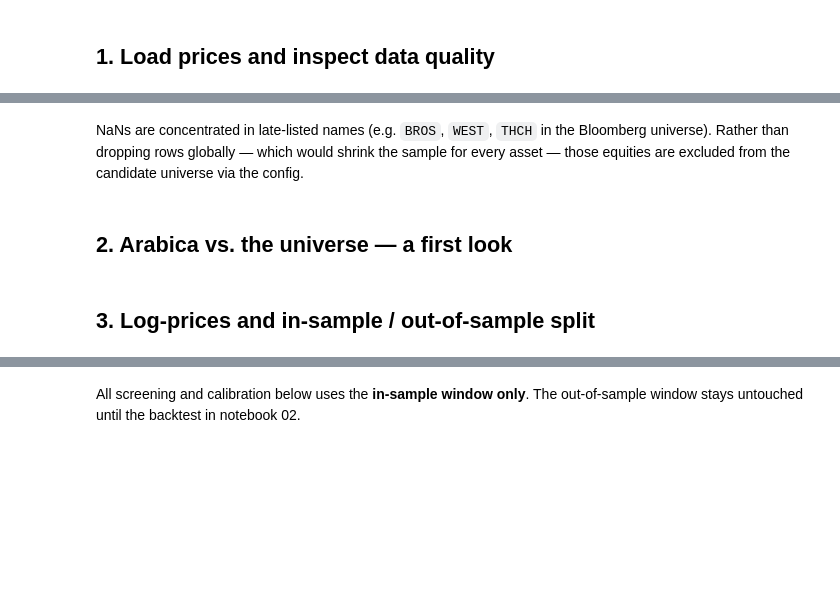
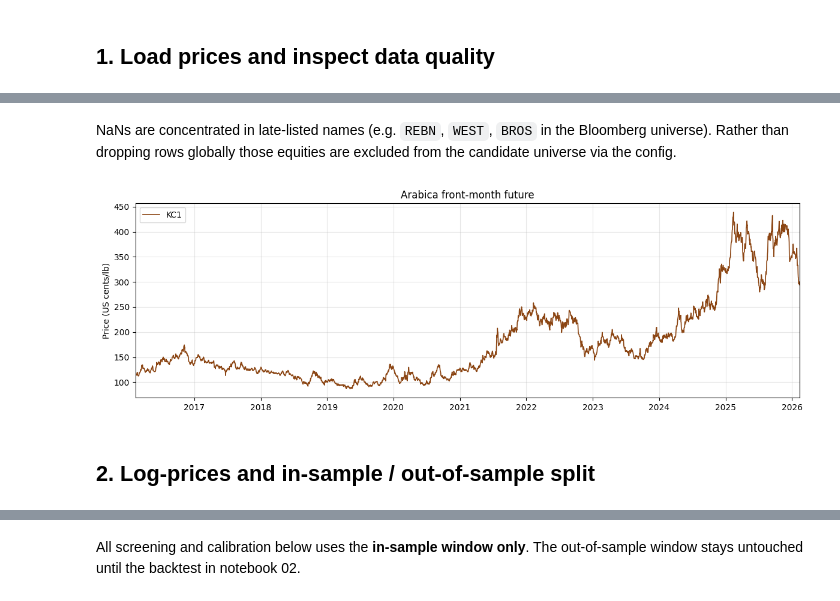
Before and after one commit to Edoardovona/multivariate-pairs-trading-coffee, a Jupyter notebook: notebooks/01_statistical_screening.ipynb, the cells around one changed output, grey strips where cells are left out. Drawn from its saved outputs; the diff is of its cells as text; code cells hidden in the pictures; blank space fills up the shorter version.

```diff
--- a/notebooks/01_statistical_screening.ipynb
+++ b/notebooks/01_statistical_screening.ipynb
@@ -28,7 +28,7 @@ import yaml
 
 from src import backtest, data, hedging, metrics, signals, stat_tests
 
-cfg = yaml.safe_load(open("../configs/default.yaml", encoding="utf-8"))
+cfg = yaml.safe_load(open("../configs/bloomberg.yaml", encoding="utf-8")) # select default.yaml if Bloomberg data is not available
 ANCHOR = cfg["universe"]["anchor"]
 EQUITIES = cfg["universe"]["equities"]
 WINDOW = cfg["signals"]["zscore_window"]
@@ -41,21 +61,20 @@ display(data.data_quality_report(prices).head(10))
 # %% [markdown]
-NaNs are concentrated in late-listed names (e.g. `BROS`, `WEST`, `THCH` in the
-Bloomberg universe). Rather than dropping rows globally — which would shrink
-the sample for every asset — those equities are excluded from the candidate
+NaNs are concentrated in late-listed names (e.g. `REBN`, `WEST`, `BROS` in the
+Bloomberg universe). Rather than dropping rows globally those equities are excluded from the candidate
 universe via the config.
-# %% [markdown]
-## 2. Arabica vs. the universe — a first look
 # %%
 fig, ax = plt.subplots(figsize=(12, 4))
 ax.plot(prices.index, prices[ANCHOR], color="saddlebrown", lw=1.2, label=ANCHOR)
 ax.set_ylabel("Price (US cents/lb)")
-ax.legend(loc="upper left")
-ax.grid(alpha=0.3)
-ax.set_title("Arabica front-month future — the strategy anchor")
+ax.legend(loc="upper left"); ax.grid(alpha=0.3)
+ax.set_xlim([pd.to_datetime('2016-02-12'), pd.to_datetime('2026-02-12')])
+ax.set_title("Arabica front-month future")
 plt.tight_layout()
 plt.show()
+# %% [output]
+[figure, added]
 # %% [markdown]
-## 3. Log-prices and in-sample / out-of-sample split
+## 2. Log-prices and in-sample / out-of-sample split
 # %%
 log_prices = data.to_log_prices(prices)
 log_is, log_oos, split_date = data.train_test_split(
```
Also changed, not shown: parts of 11 cells of this notebook, 4 other files.
